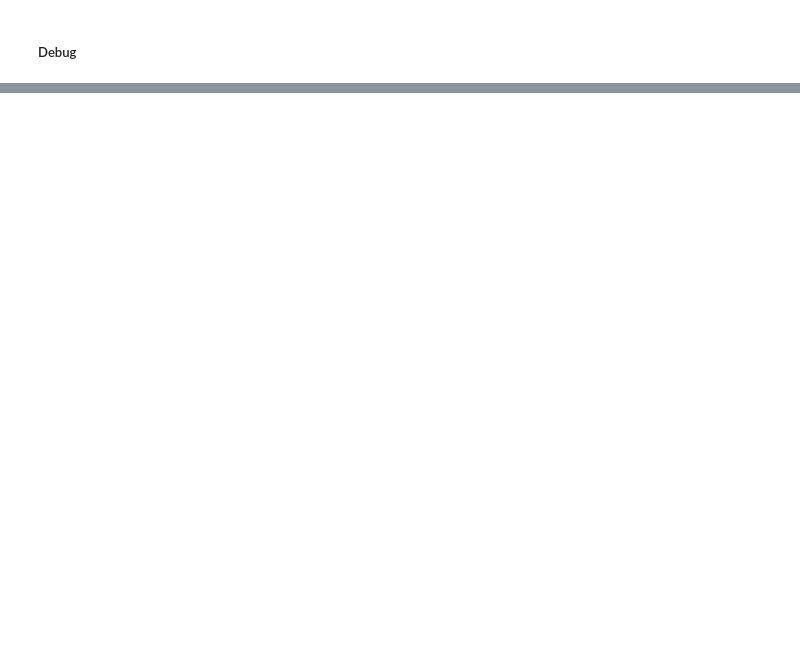
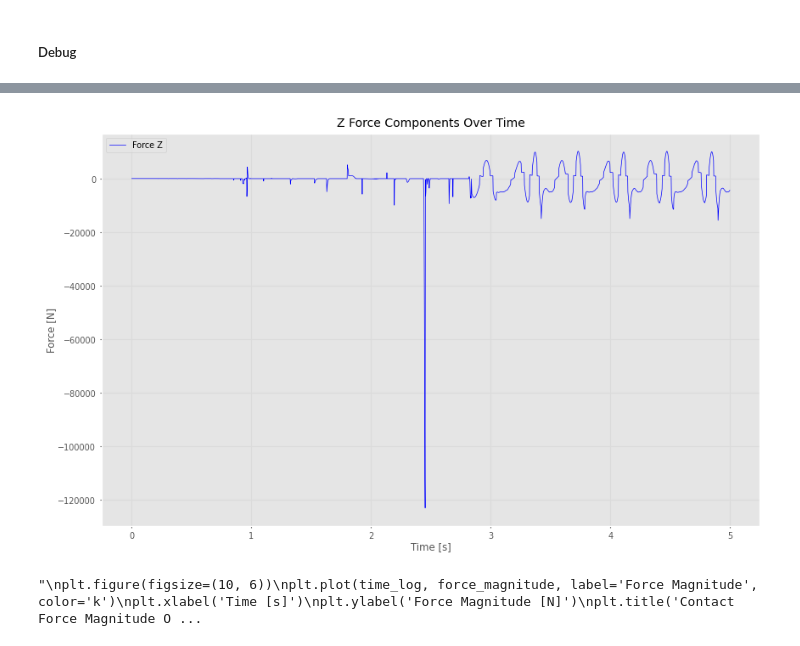
Before and after one commit to viktorsandersen/Thesis-sims, a Jupyter notebook: Admittance_controller_using_torque_actuators.ipynb, the cells around one changed output, grey strips where cells are left out. Saved outputs shown, nothing was run; the diff lists cells and outputs as text; code cells hidden in the pictures; blank space fills up the shorter version.

Commit message:
CBF working with normal admittance controller

```diff
--- a/Admittance_controller_using_torque_actuators.ipynb
+++ b/Admittance_controller_using_torque_actuators.ipynb
@@ -443,9 +980,9 @@ import mujoco
 from tqdm import tqdm
 
 # Define Admittance Control Matrices
-M_diag = np.array([20.0, 20.0, 20.0, 2.0, 2.0, 2.0])  # Mass matrix for admittance control
-D_diag = np.array([50, 50, 50, 5, 5, 5])  # Damping matrix
-K_diag = np.array([50, 50, 50, 5, 5, 5])  # Stiffness for trajectory tracking
+M_diag = np.array([50.0, 50.0, 50.0, 2.0, 2.0, 2.0])  # Mass matrix for admittance control
+D_diag = np.array([100, 100, 100, 5, 5, 5])  # Damping matrix
+K_diag = np.array([100, 100, 100, 5, 5, 5])  # Stiffness for trajectory tracking
 
 M = np.diag(M_diag)
 D = np.diag(D_diag)
@@ -554,6 +1091,7 @@ while ur5e.d.time < duration and idx < n_steps:
     if len(frames) < ur5e.d.time * framerate:
         renderer.update_scene(ur5e.d, camera="fixed4", scene_option=dict())
         pixels = renderer.render()
+        #print(pixels.shape, pixels.dtype)
         frames.append(pixels)
 
     # Step simulation
@@ -941,0 +1302,30 @@ target_acc
+# %%
+# Convert logs to NumPy arrays
+time_log = np.array(time_log)          # shape: (n_steps,)
+force_log = np.array(force_log)        # shape: (n_steps, 3)
+
+# Optionally, compute the overall magnitude of the force vector at each step
+force_magnitude = np.linalg.norm(force_log, axis=1)
+plt.figure(figsize=(10, 6))
+#plt.plot(time_log, force_log[:, 0], label='Force X', color='r')
+#plt.plot(time_log, force_log[:, 1], label='Force Y', color='g')
+plt.plot(time_log, force_log[:, 2], label='Force Z', color='b')
+plt.xlabel('Time [s]')
+plt.ylabel('Force [N]')
+plt.title('Z Force Components Over Time')
+plt.legend()
+plt.grid(True)
+plt.show()
+'''
+plt.figure(figsize=(10, 6))
+plt.plot(time_log, force_magnitude, label='Force Magnitude', color='k')
+plt.xlabel('Time [s]')
+plt.ylabel('Force Magnitude [N]')
+plt.title('Contact Force Magnitude Over Time')
+plt.legend()
+plt.grid(True)
+plt.show()
+'''
+# %% [output]
+[figure, added]
+"\nplt.figure(figsize=(10, 6))\nplt.plot(time_log, force_magnitude, label='Force Magnitude', color='k')\nplt.xlabel('Time [s]')\nplt.ylabel('Force Magnitude [N]')\nplt.title('Contact Force Magnitude O ...
```
Also changed, not shown: parts of 38 cells of this notebook.
